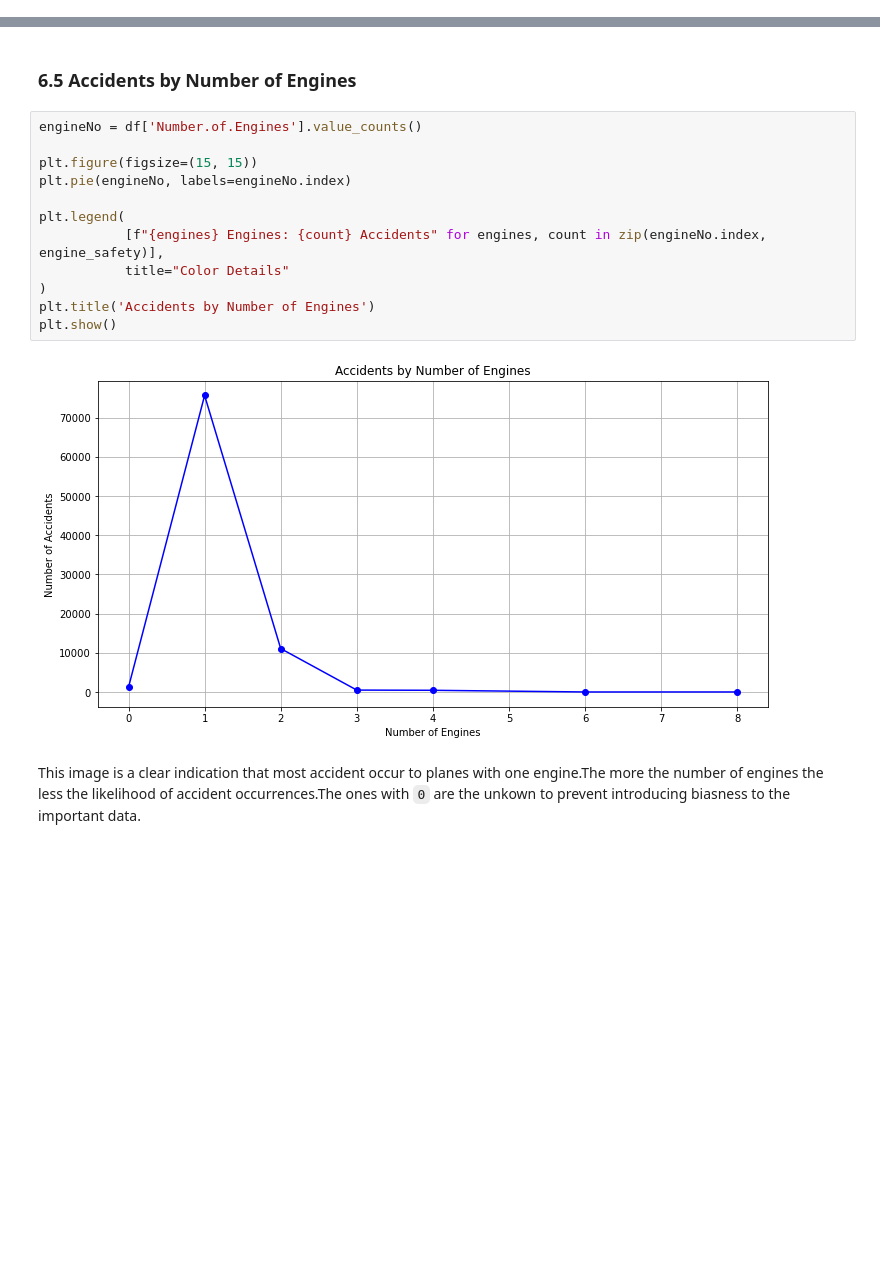
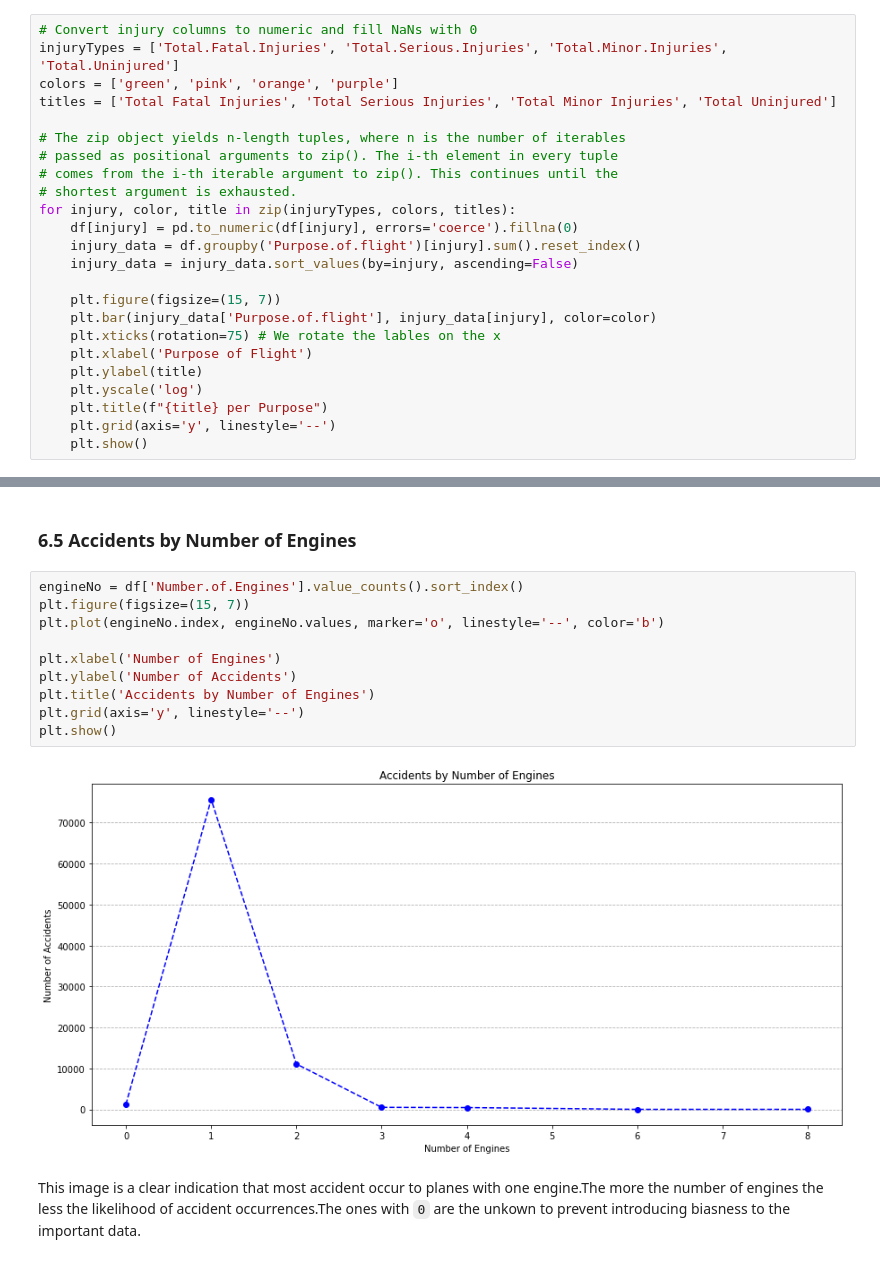
Before and after one commit to Muthonikiboi/Risk-Analysis-for-Safe-Aircraft-Investment, a Jupyter notebook: index.ipynb, the cells around one changed output, grey strips where cells are left out. Cells and saved outputs as stored; diff of their text form; blank space fills up the shorter version.

```diff
--- a/index.ipynb
+++ b/index.ipynb
@@ -537,0 +530,24 @@ This graphs above indicates that Personal and Instructural fights cause the most
+# %%
+# Convert injury columns to numeric and fill NaNs with 0
+injuryTypes = ['Total.Fatal.Injuries', 'Total.Serious.Injuries', 'Total.Minor.Injuries', 'Total.Uninjured']
+colors = ['green', 'pink', 'orange', 'purple']
+titles = ['Total Fatal Injuries', 'Total Serious Injuries', 'Total Minor Injuries', 'Total Uninjured']
+
+# The zip object yields n-length tuples, where n is the number of iterables
+# passed as positional arguments to zip(). The i-th element in every tuple
+# comes from the i-th iterable argument to zip(). This continues until the
+# shortest argument is exhausted.
+for injury, color, title in zip(injuryTypes, colors, titles):
+    df[injury] = pd.to_numeric(df[injury], errors='coerce').fillna(0)
+    injury_data = df.groupby('Purpose.of.flight')[injury].sum().reset_index()
+    injury_data = injury_data.sort_values(by=injury, ascending=False)
+
+    plt.figure(figsize=(15, 7))
+    plt.bar(injury_data['Purpose.of.flight'], injury_data[injury], color=color)
+    plt.xticks(rotation=75) # We rotate the lables on the x
+    plt.xlabel('Purpose of Flight')
+    plt.ylabel(title)
+    plt.yscale('log')
+    plt.title(f"{title} per Purpose")
+    plt.grid(axis='y', linestyle='--')
+    plt.show()
@@ -538,19 +561,17 @@ This graphs above indicates that Personal and Instructural fights cause the most
 # %% [markdown]
 ### 6.5 Accidents by Number of Engines
 # %%
-engineNo = df['Number.of.Engines'].value_counts()
+engineNo = df['Number.of.Engines'].value_counts().sort_index()
+plt.figure(figsize=(15, 7))
+plt.plot(engineNo.index, engineNo.values, marker='o', linestyle='--', color='b')
 
-plt.figure(figsize=(15, 15))
-plt.pie(engineNo, labels=engineNo.index)
-
-plt.legend(
-           [f"{engines} Engines: {count} Accidents" for engines, count in zip(engineNo.index, engine_safety)],
-           title="Color Details"
-)
+plt.xlabel('Number of Engines')
+plt.ylabel('Number of Accidents')
 plt.title('Accidents by Number of Engines')
+plt.grid(axis='y', linestyle='--')
 plt.show()
 # %% [output]
-[figure, old version]
+[figure, new version]
 # %% [markdown]
 This image is a clear indication that most accident occur to planes with one engine.The more the number of engines the less the likelihood of accident occurrences.The ones with `0` are the unkown to prevent introducing biasness to the important data.
 # %% [markdown]
```
Also changed, not shown: parts of 22 cells of this notebook, 4 other files.
